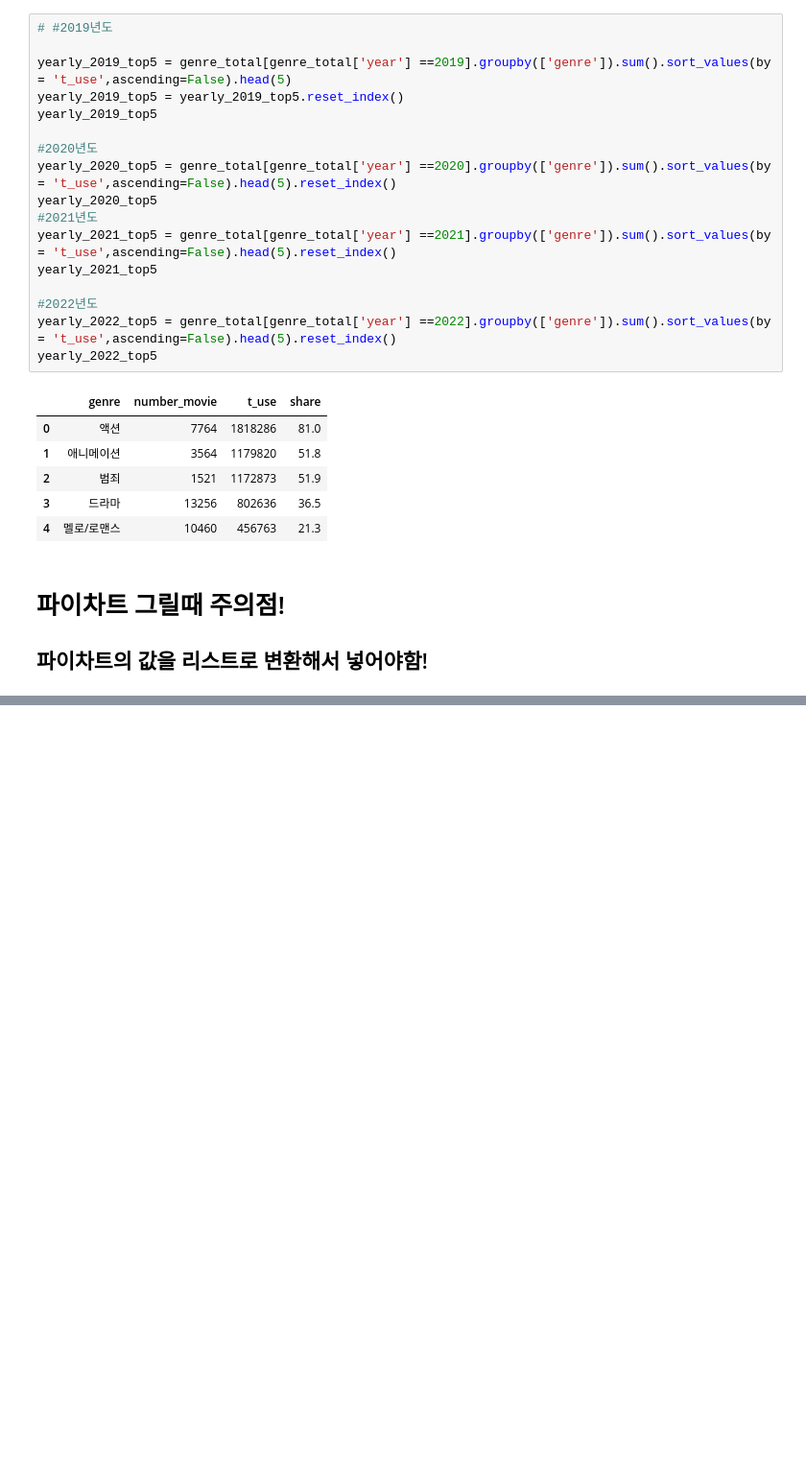
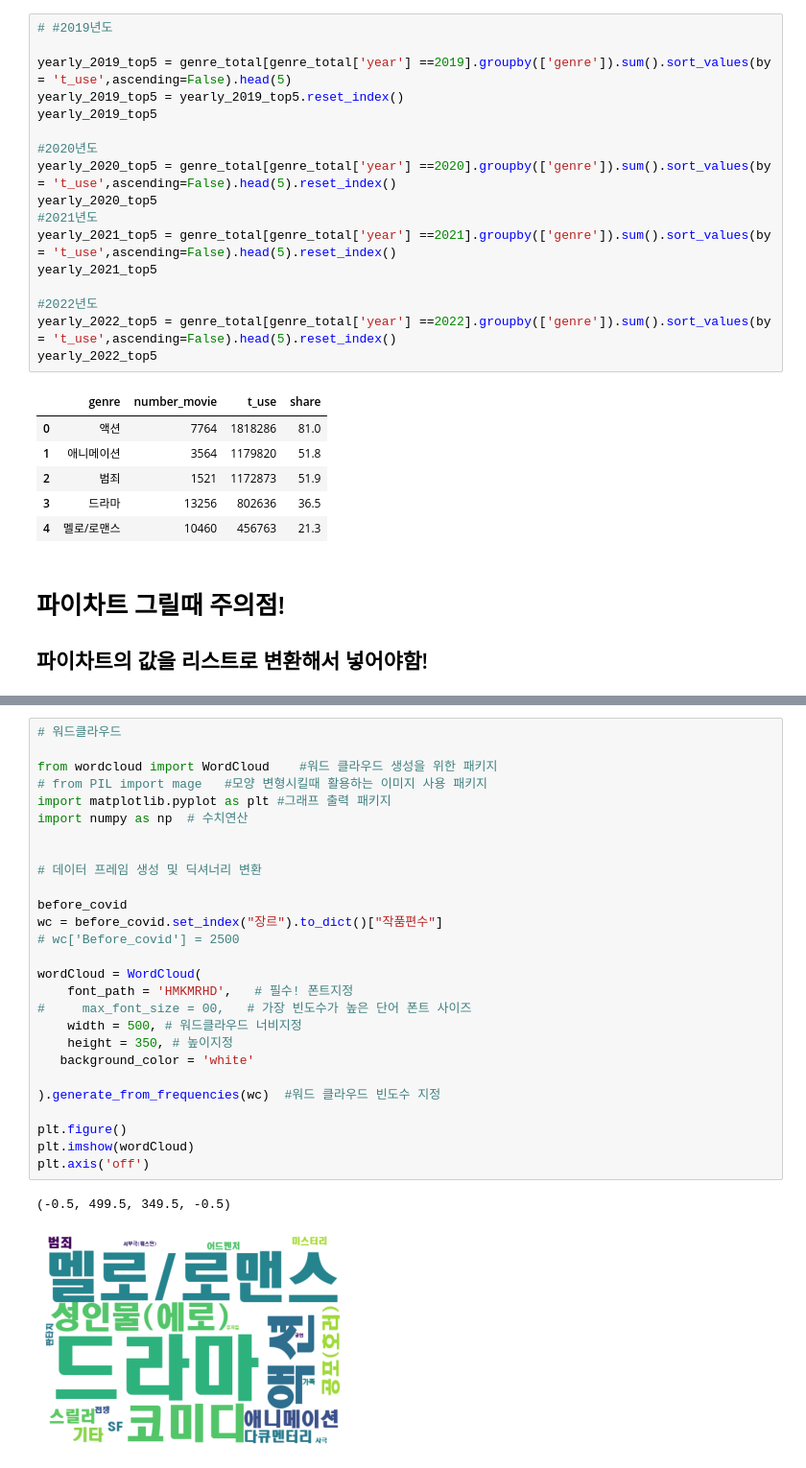
Before and after one commit to jeongmin5o/-DA-movie_covid19-analysis, a Jupyter notebook: mini_vis.ipynb, the cells around one changed output, grey strips where cells are left out. Shown at 96% size. Drawn from its saved outputs; the diff is of its cells as text; blank space fills up the shorter version.

```diff
--- a/mini_vis.ipynb
+++ b/mini_vis.ipynb
@@ -330,0 +347,30 @@ total_list[(total_list['year']== 2022 ) &(total_list['month']==4) ].head(3)
+# %%
+# 워드클라우드
+
+from wordcloud import WordCloud    #워드 클라우드 생성을 위한 패키지
+# from PIL import mage   #모양 변형시킬때 활용하는 이미지 사용 패키지
+import matplotlib.pyplot as plt #그래프 출력 패키지
+import numpy as np  # 수치연산
+
+
+# 데이터 프레임 생성 및 딕셔너리 변환
+
+before_covid
+wc = before_covid.set_index("장르").to_dict()["작품편수"]
+# wc['Before_covid'] = 2500
+
+wordCloud = WordCloud(
+    font_path = 'HMKMRHD',   # 필수! 폰트지정
+#     max_font_size = 00,   # 가장 빈도수가 높은 단어 폰트 사이즈
+    width = 500, # 워드클라우드 너비지정
+    height = 350, # 높이지정
+   background_color = 'white'
+
+).generate_from_frequencies(wc)  #워드 클라우드 빈도수 지정
+
+plt.figure()
+plt.imshow(wordCloud)
+plt.axis('off')
+# %% [output]
+(-0.5, 499.5, 349.5, -0.5)
+[figure, added]
```
Also changed, not shown: parts of 30 cells of this notebook.
